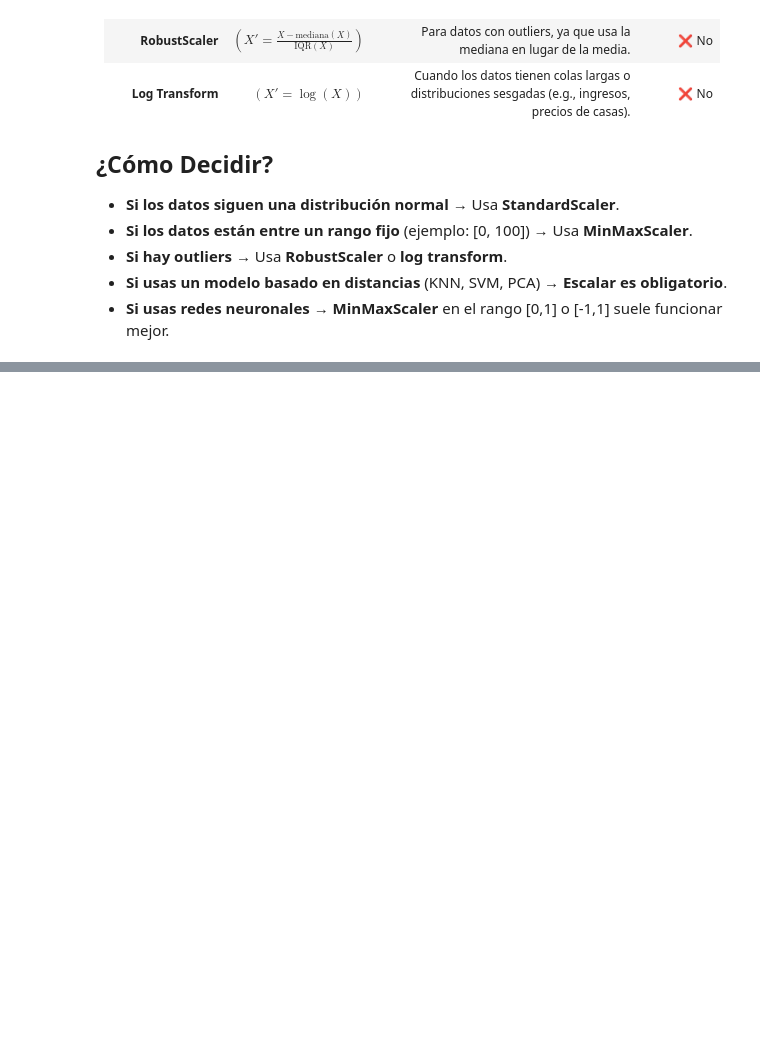
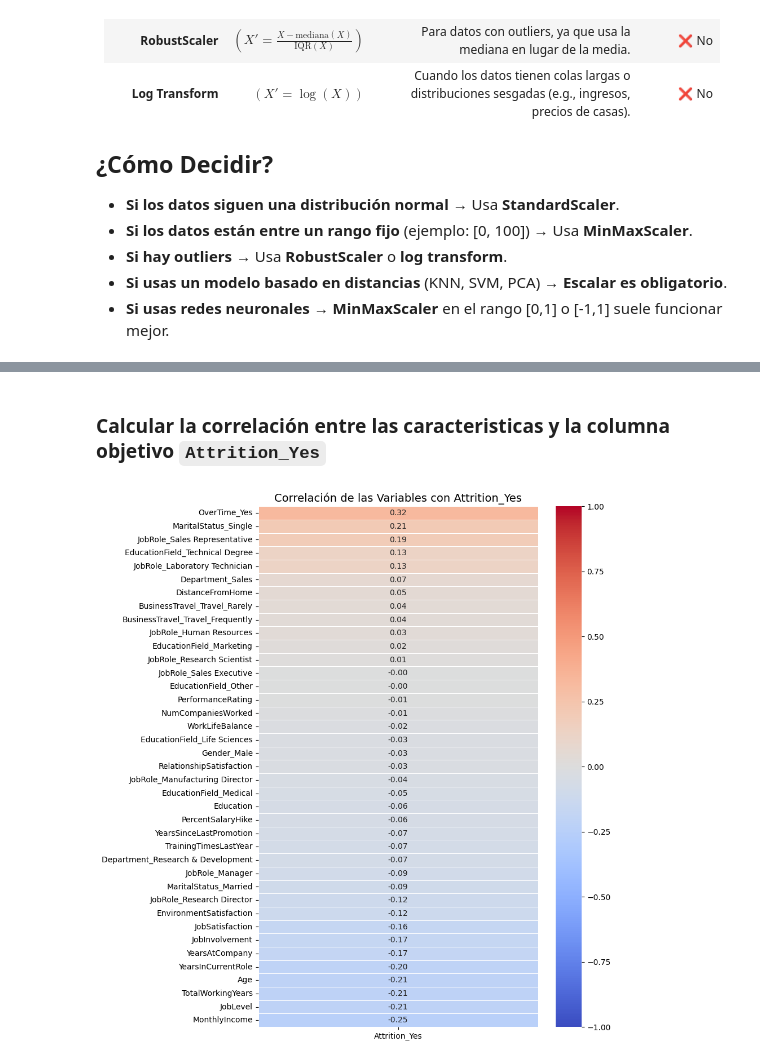
Before and after one commit to ADRIANVM117/TEC_MTY_PORTAFOLIO, a Jupyter notebook: RetoEmpleados/RetoEmpleados.ipynb, the cells around one changed output, grey strips where cells are left out. Saved outputs shown, nothing was run; the diff lists cells and outputs as text; code cells hidden in the pictures; blank space fills up the shorter version.

```diff
--- a/RetoEmpleados/RetoEmpleados.ipynb
+++ b/RetoEmpleados/RetoEmpleados.ipynb
@@ -148,0 +220,6 @@ SueldoPromedioDepto.head()
+# %%
+# Sustituir MonthlyIncome_Log en MonthlyIncome
+# eliminar MonthlyIncome
+EmpleadosAttrition.drop(['MonthlyIncome', 'MonthlyIncome_Log' ], axis = 1, inplace= True)
+EmpleadosAttrition.rename(columns = {'MonthlyIncome_Scaled': 'MonthlyIncome'}, inplace=True)
+EmpleadosAttrition['MonthlyIncome']
@@ -148,0 +248,16 @@ SueldoPromedioDepto.head()
+# %%
+
+# Lista de columnas categóricas a convertir
+categorical_cols = ['OverTime','BusinessTravel', 'Department', 'EducationField',
+                    'Gender', 'JobRole', 'MaritalStatus', 'Attrition']
+
+# Aplicar One-Hot Encoding en EmpleadosAttrition
+EmpleadosAttrition = pd.get_dummies(EmpleadosAttrition, columns=categorical_cols, drop_first=True) # <- drop_first: reduce colinealidad eliminando 1r categoria de cada variable
+
+# Convertir solo las columnas nuevas de dummies (sin afectar las demás)
+dummy_cols = [col for col in EmpleadosAttrition.columns if any(cat in col for cat in categorical_cols)]
+EmpleadosAttrition[dummy_cols] = EmpleadosAttrition[dummy_cols].astype(int)
+
+
+# Mostrar resultado
+EmpleadosAttrition.head()
@@ -148,0 +272,25 @@ SueldoPromedioDepto.head()
+# %% [markdown]
+### Calcular la correlación entre las caracteristicas y la columna objetivo `Attrition_Yes`
+# %%
+
+# Calcular la correlación de todas las variables con respecto a Attrition_Yes
+correlation_matrix = EmpleadosAttrition.corr()
+
+# Extraer solo la correlación con Attrition_Yes y ordenarlas de mayor a menor
+attrition_corr = correlation_matrix['Attrition_Yes'].drop('Attrition_Yes').sort_values(ascending=False)
+
+
+# Convertir la serie en una matriz 2D transponiéndola
+attrition_corr_matrix = attrition_corr.to_frame()
+
+# Crear heatmap
+plt.figure(figsize=(8, 12))
+sns.heatmap(attrition_corr_matrix, annot=True, cmap="coolwarm", fmt=".2f", linewidths=0.5, vmin=-1, vmax=1)
+
+# Título del heatmap
+plt.title("Correlación de las Variables con Attrition_Yes", fontsize=14)
+
+# Mostrar gráfico
+plt.show()
+# %% [output]
+[figure, added]
```
Also changed, not shown: parts of 20 cells of this notebook, 1 other file.
